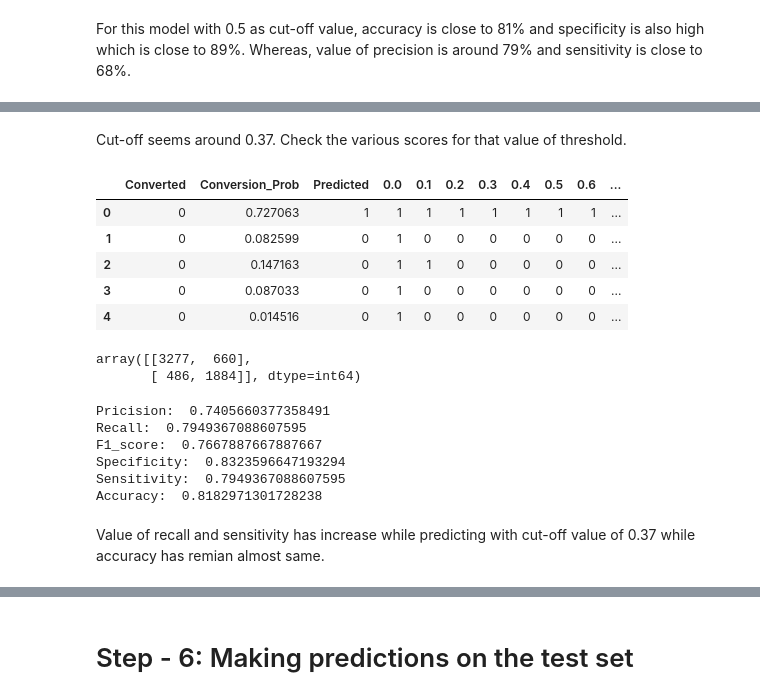
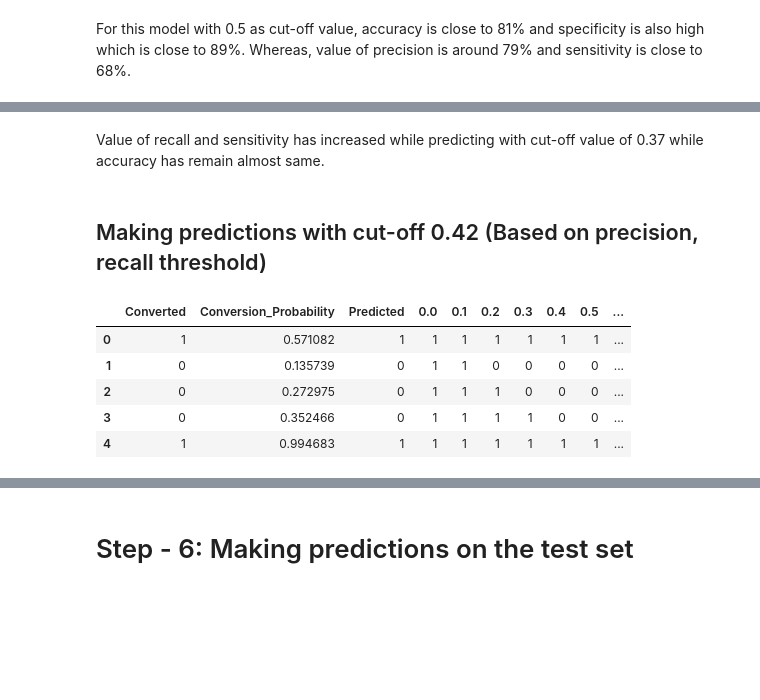
Before and after one commit to VasuMavani/Lead-Scoring, a Jupyter notebook: Assignment.ipynb, the cells around one changed output, grey strips where cells are left out. Drawn from its saved outputs; the diff is of its cells as text; code cells hidden in the pictures; blank space fills up the shorter version.

```diff
--- a/Assignment.ipynb
+++ b/Assignment.ipynb
@@ -2065,7 +2032,7 @@ y_train_pred[:10]
 dtype: float64
 # %%
-y_train_pred = y_train_pred.values.reshape(-1)
+y_train_prediction = y_train_prediction.values.reshape(-1)
 
-y_train_pred_final = pd.DataFrame({'Converted':y_train.values, 'Conversion_Prob':y_train_pred})
-y_train_pred_final.head()
+y_train_prediction_final = pd.DataFrame({'Converted':y_train.values, 'Conversion_Probability':y_train_prediction})
+y_train_prediction_final.head()
 # %% [output]
@@ -2078,7 +2070,7 @@ y_train_pred_final.head()
 # %% [markdown]
 ## Checking the model with cut-off value of 0.5
 # %%
-y_train_pred_final['Predicted'] = y_train_pred_final.Conversion_Prob.map(lambda x: 1 if x > 0.5 else 0)
+y_train_prediction_final['Predicted'] = y_train_prediction_final["Conversion_Probability"].map(lambda x: 1 if x > 0.5 else 0)
 
-y_train_pred_final.head()
+y_train_prediction_final.head()
 # %% [output]
@@ -2150,0 +2119,6 @@ fpr, tpr, thresholds = metrics.roc_curve( y_train_pred_final.Converted, y_train_
+# %%
+# Predicting the class with different threshold values
+numbers = [float(x)/10 for x in range(10)]
+for i in numbers:
+    y_train_prediction_final[i]= y_train_prediction_final.Conversion_Probability.map(lambda x: 1 if x > i else 0)
+y_train_prediction_final.head()
@@ -2150,0 +2173,5 @@ fpr, tpr, thresholds = metrics.roc_curve( y_train_pred_final.Converted, y_train_
+# %%
+# Predicting with cut-off 0.37
+y_train_prediction_final['Predicted_0.37'] = y_train_prediction_final.Conversion_Probability.map(lambda x: 1 if x > 0.37 else 0)
+
+y_train_prediction_final.head()
@@ -2200,49 +2197,16 @@ plt.show()
-# %% [markdown]
-Cut-off seems around 0.37. Check the various scores for that value of threshold.
+# %% [markdown]
+Value of recall and sensitivity has increased while predicting with cut-off value of 0.37 while accuracy has remain almost same.
+# %% [markdown]
+## Making predictions with cut-off 0.42 (Based on precision, recall threshold)
 # %%
-# Predicting with cut-off 0.37
-y_train_pred_final['Predicted_0.37'] = y_train_pred_final.Conversion_Prob.map(lambda x: 1 if x > 0.37 else 0)
+# Predicting with cut-off 0.42
+y_train_prediction_final['Predicted_0.42'] = y_train_prediction_final.Conversion_Probability.map(lambda x: 1 if x > 0.42 else 0)
 
-y_train_pred_final.head()
+y_train_prediction_final.head()
 # %% [output]
-|  | Converted | Conversion_Prob | Predicted | 0.0 | 0.1 | 0.2 | 0.3 | 0.4 | 0.5 | 0.6 | ... |
-| 0 | 0 | 0.727063 | 1 | 1 | 1 | 1 | 1 | 1 | 1 | 1 | ... |
-| 1 | 0 | 0.082599 | 0 | 1 | 0 | 0 | 0 | 0 | 0 | 0 | ... |
-| 2 | 0 | 0.147163 | 0 | 1 | 1 | 0 | 0 | 0 | 0 | 0 | ... |
-| 3 | 0 | 0.087033 | 0 | 1 | 0 | 0 | 0 | 0 | 0 | 0 | ... |
-| 4 | 0 | 0.014516 | 0 | 1 | 0 | 0 | 0 | 0 | 0 | 0 | ... |
+|  | Converted | Conversion_Probability | Predicted | 0.0 | 0.1 | 0.2 | 0.3 | 0.4 | 0.5 | ... |
+| 0 | 1 | 0.571082 | 1 | 1 | 1 | 1 | 1 | 1 | 1 | ... |
+| 1 | 0 | 0.135739 | 0 | 1 | 1 | 0 | 0 | 0 | 0 | ... |
+| 2 | 0 | 0.272975 | 0 | 1 | 1 | 1 | 0 | 0 | 0 | ... |
+| 3 | 0 | 0.352466 | 0 | 1 | 1 | 1 | 1 | 0 | 0 | ... |
+| 4 | 1 | 0.994683 | 1 | 1 | 1 | 1 | 1 | 1 | 1 | ... |
-# %%
-confusion = metrics.confusion_matrix(y_train_pred_final.Converted, y_train_pred_final["Predicted_0.37"] )
-confusion
-# %% [output]
-array([[3277,  660],
-       [ 486, 1884]], dtype=int64)
-# %%
-# Calculating Precision, recall, F1 score, specificity and sensitivity
-TP = confusion[1,1]
-TN = confusion[0,0]
-FP = confusion[0,1]
-FN = confusion[1,0]
-
-Pricision = TP/(TP+FP)
-Recall = TP/(TP+FN)
-F1_score = 2*Pricision*Recall/(Pricision+Recall)
-Specificity = TN/(TN+FP)
-Sensitivity = TP/(TP+FN)
-accuracy = (TP+TN)/(TP+TN+FP+FN)
-
-print("Pricision: ", Pricision)
-print("Recall: ", Recall)
-print("F1_score: ", F1_score)
-print("Specificity: ", Specificity)
-print("Sensitivity: ", Sensitivity)
-print("Accuracy: ", accuracy)
-# %% [output]
-Pricision:  0.7405660377358491
-Recall:  0.7949367088607595
-F1_score:  0.7667887667887667
-Specificity:  0.8323596647193294
-Sensitivity:  0.7949367088607595
-Accuracy:  0.8182971301728238
-# %% [markdown]
-Value of recall and sensitivity has increase while predicting with cut-off value of 0.37 while accuracy has remian almost same.
```
Also changed, not shown: parts of 186 cells of this notebook.
